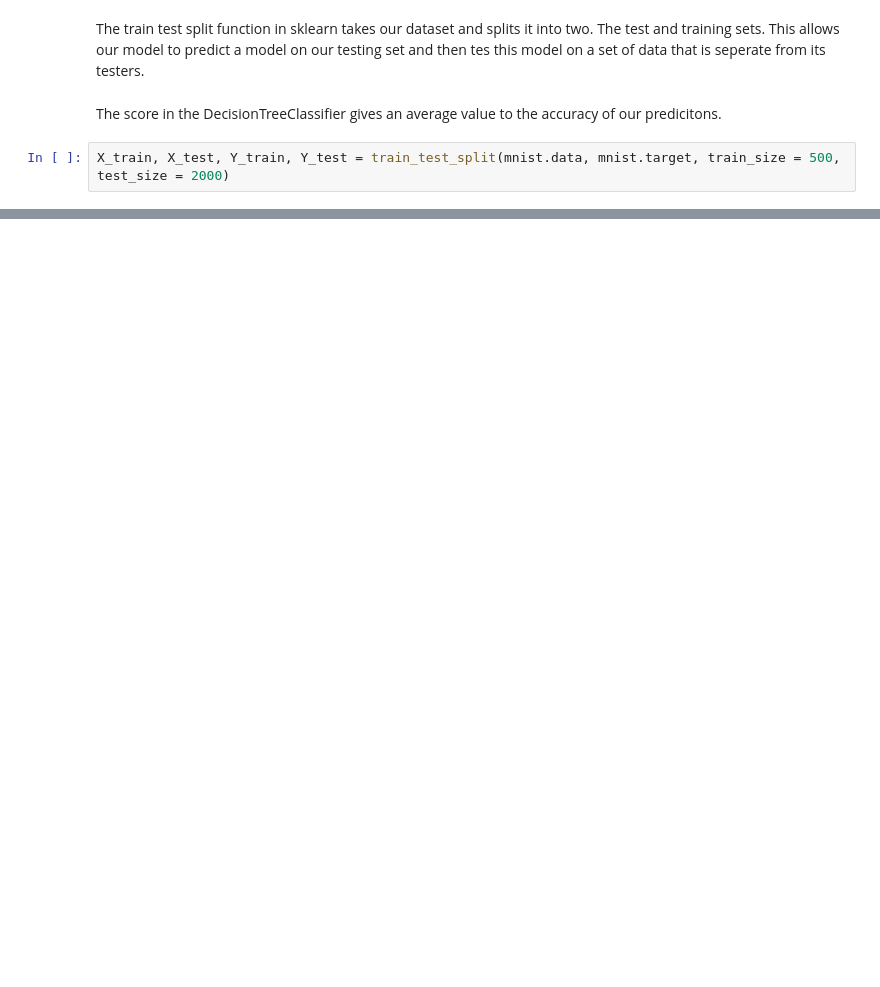
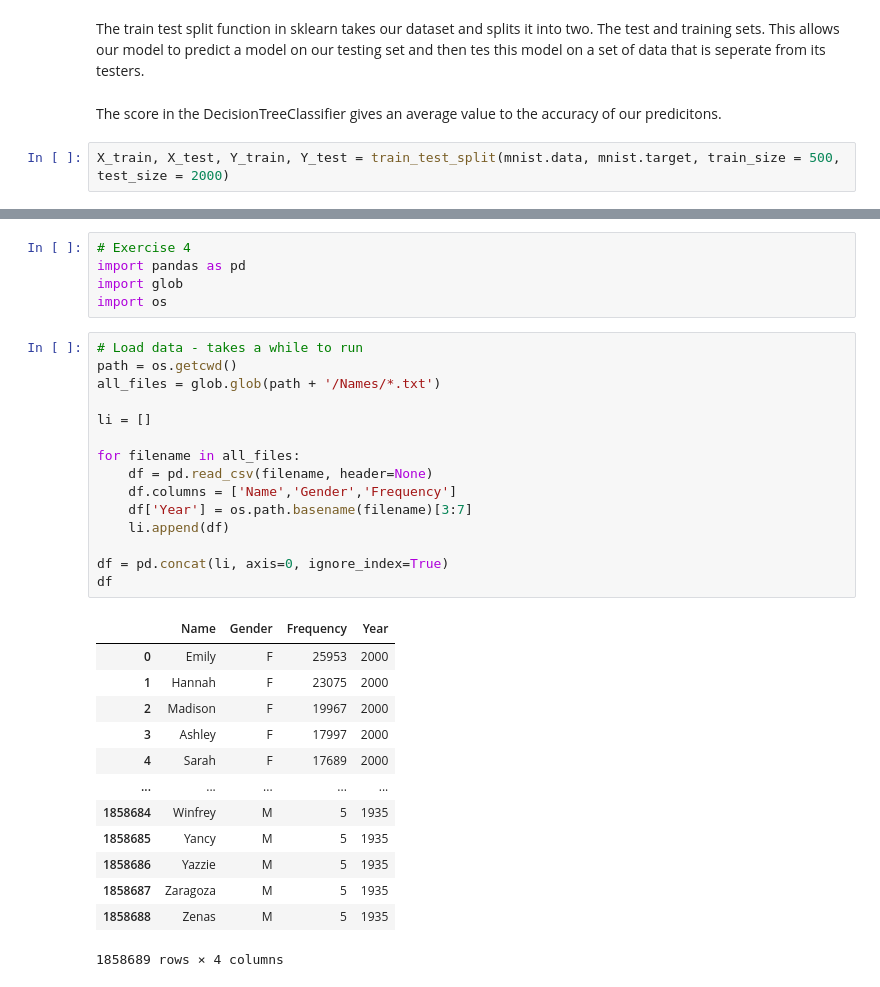
Before and after one commit to johnson0310/EE460J, a Jupyter notebook: EE460J_lab1.ipynb, the cells around one changed output, grey strips where cells are left out. Saved outputs shown, nothing was run; the diff lists cells and outputs as text; blank space fills up the shorter version.

Commit message:
Add files via upload
Exercise 4.1-4.3

```diff
--- a/EE460J_lab1.ipynb
+++ b/EE460J_lab1.ipynb
@@ -330,0 +326,34 @@ plt.legend()
+# %%
+# Exercise 4
+import pandas as pd
+import glob
+import os
+# %%
+# Load data - takes a while to run
+path = os.getcwd()
+all_files = glob.glob(path + '/Names/*.txt')
+
+li = []
+
+for filename in all_files:
+    df = pd.read_csv(filename, header=None)
+    df.columns = ['Name','Gender','Frequency']
+    df['Year'] = os.path.basename(filename)[3:7]
+    li.append(df)
+
+df = pd.concat(li, axis=0, ignore_index=True)
+df
+# %% [output]
+|  | Name | Gender | Frequency | Year |
+| 0 | Emily | F | 25953 | 2000 |
+| 1 | Hannah | F | 23075 | 2000 |
+| 2 | Madison | F | 19967 | 2000 |
+| 3 | Ashley | F | 17997 | 2000 |
+| 4 | Sarah | F | 17689 | 2000 |
+| ... | ... | ... | ... | ... |
+| 1858684 | Winfrey | M | 5 | 1935 |
+| 1858685 | Yancy | M | 5 | 1935 |
+| 1858686 | Yazzie | M | 5 | 1935 |
+| 1858687 | Zaragoza | M | 5 | 1935 |
+| 1858688 | Zenas | M | 5 | 1935 |
+1858689 rows × 4 columns
```
Also changed, not shown: parts of 13 cells of this notebook.
